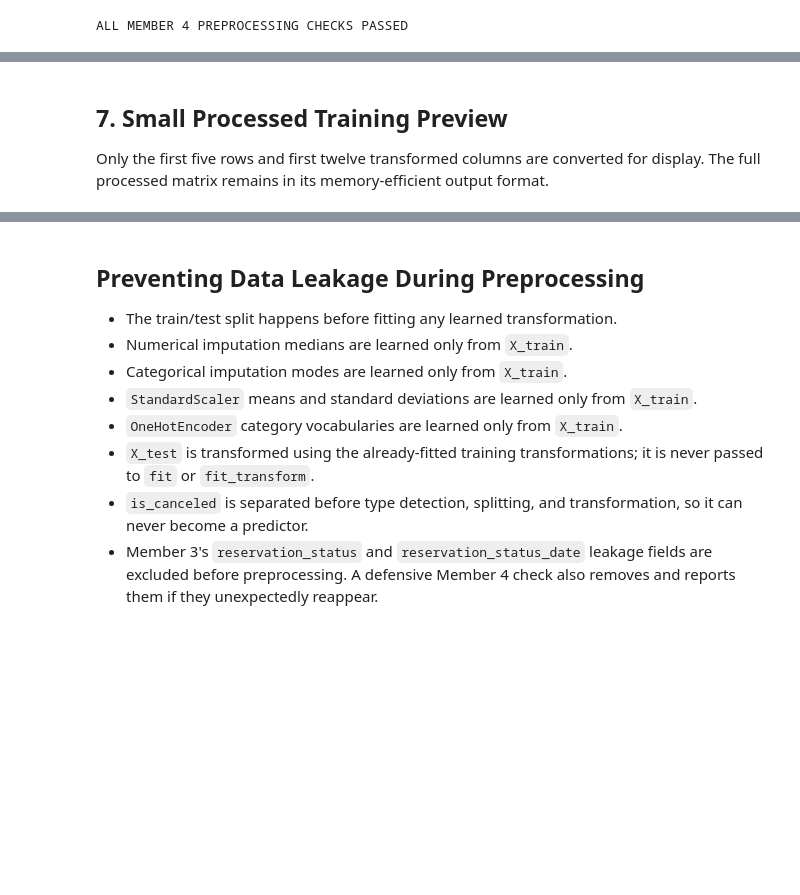
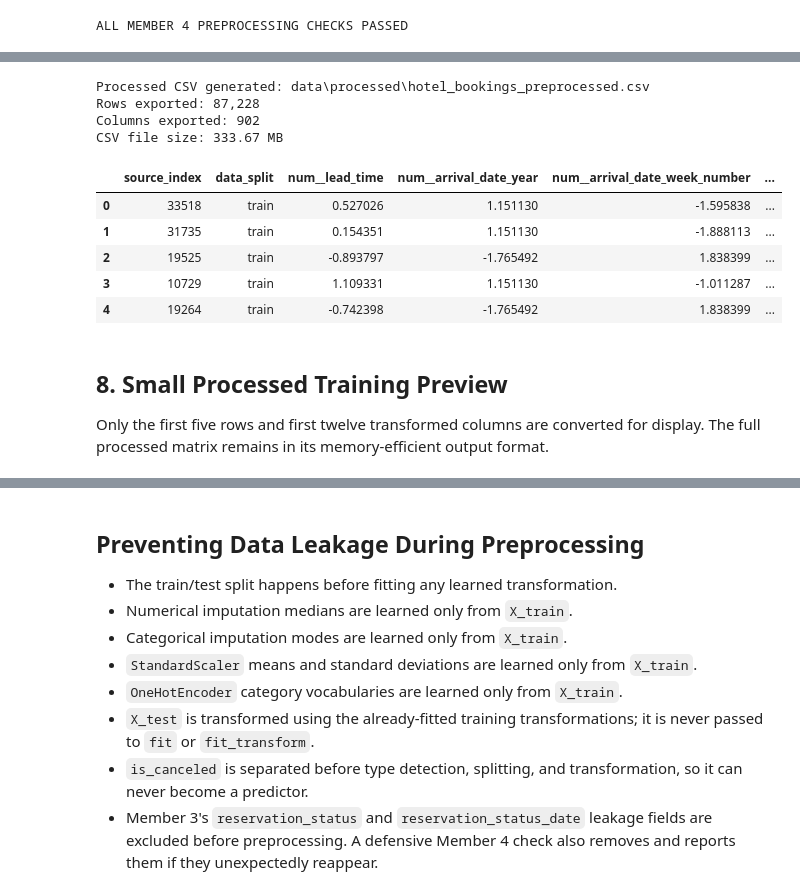
Before and after one commit to Ishara125/it3051-mini-project-hotel-booking-cancellation-prediction, a Jupyter notebook: notebooks/preprocessing/member4_preprocessing.ipynb, the cells around one changed output, grey strips where cells are left out. Drawn from its saved outputs; the diff is of its cells as text; code cells hidden in the pictures; blank space fills up the shorter version.

```diff
--- a/notebooks/preprocessing/member4_preprocessing.ipynb
+++ b/notebooks/preprocessing/member4_preprocessing.ipynb
@@ -314,5 +308,37 @@ ALL MEMBER 4 PREPROCESSING CHECKS PASSED
+# %%
+PROCESSED_DATA_PATH = REPO_ROOT / 'data/processed/hotel_bookings_preprocessed.csv'
+exported_path = export_processed_csv(
+    X_train_processed=X_train_processed,
+    X_test_processed=X_test_processed,
+    y_train=y_train,
+    y_test=y_test,
+    processed_feature_names=processed_feature_names,
+    output_path=PROCESSED_DATA_PATH,
+)
+
+export_preview = pd.read_csv(exported_path, nrows=5)
+expected_export_columns = len(processed_feature_names) + 3
+assert export_preview.shape[1] == expected_export_columns
+assert {'source_index', 'data_split', 'is_canceled'}.issubset(export_preview.columns)
+
+print(f'Processed CSV generated: {exported_path.relative_to(REPO_ROOT)}')
+print(f'Rows exported: {X_train_processed.shape[0] + X_test_processed.shape[0]:,}')
+print(f'Columns exported: {expected_export_columns:,}')
+print(f'CSV file size: {exported_path.stat().st_size / (1024 ** 2):.2f} MB')
+display(export_preview.iloc[:, :12])
+# %% [output]
+Processed CSV generated: data\processed\hotel_bookings_preprocessed.csv
+Rows exported: 87,228
+Columns exported: 902
+CSV file size: 333.67 MB
+|  | source_index | data_split | num__lead_time | num__arrival_date_year | num__arrival_date_week_number | ... |
+| 0 | 33518 | train | 0.527026 | 1.151130 | -1.595838 | ... |
+| 1 | 31735 | train | 0.154351 | 1.151130 | -1.888113 | ... |
+| 2 | 19525 | train | -0.893797 | -1.765492 | 1.838399 | ... |
+| 3 | 10729 | train | 1.109331 | 1.151130 | -1.011287 | ... |
+| 4 | 19264 | train | -0.742398 | -1.765492 | 1.838399 | ... |
 # %% [markdown]
-## 7. Small Processed Training Preview
+## 8. Small Processed Training Preview
 
 Only the first five rows and first twelve transformed columns are converted for display. The full processed matrix remains in its memory-efficient output format.
 # %%
```
Also changed, not shown: parts of 5 cells of this notebook, 5 other files.
